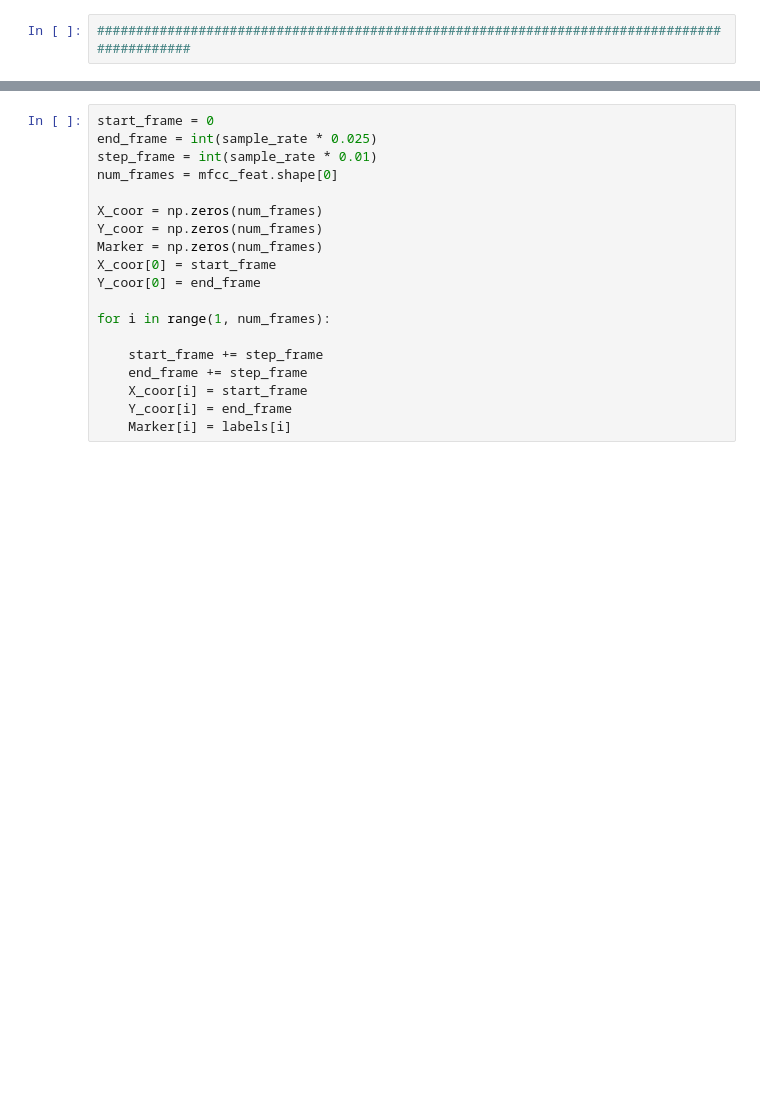
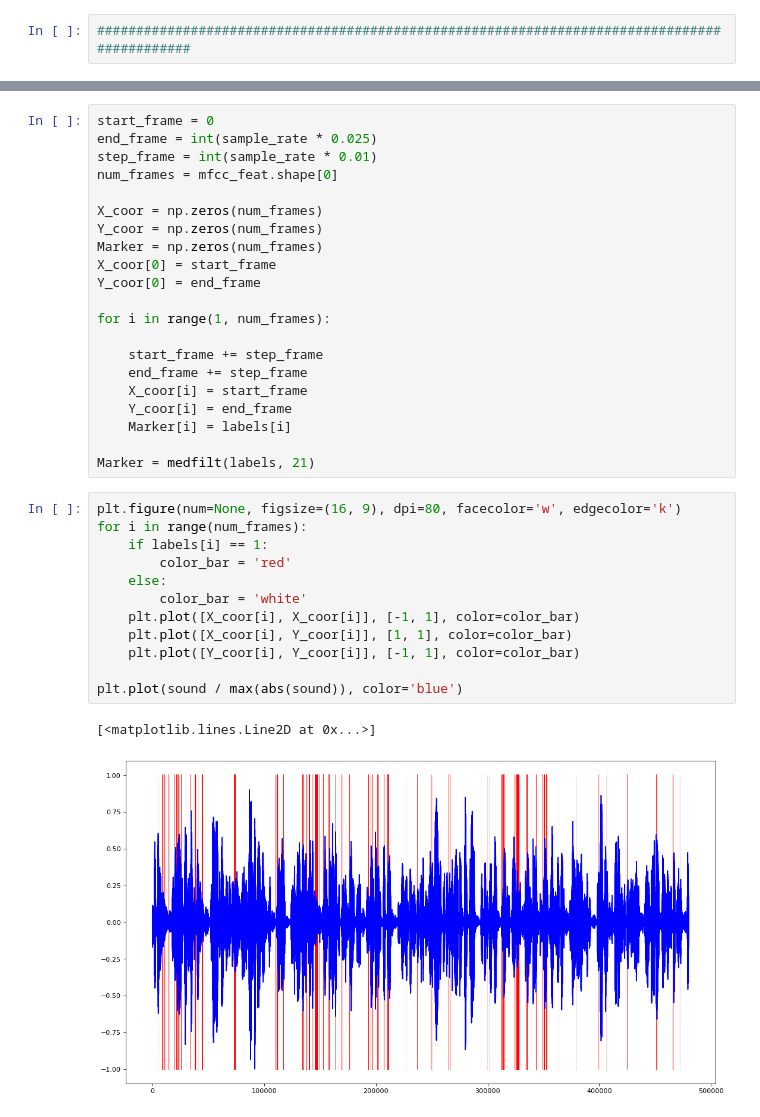
Before and after one commit to AlexKly/Speech_Recognition, a Jupyter notebook: Untitled.ipynb, the cells around one changed output, grey strips where cells are left out. Drawn from its saved outputs; the diff is of its cells as text; blank space fills up the shorter version.

```diff
--- a/Untitled.ipynb
+++ b/Untitled.ipynb
@@ -68,6 +70,23 @@ for i in range(1, num_frames):
     X_coor[i] = start_frame
     Y_coor[i] = end_frame
     Marker[i] = labels[i]
+
+Marker = medfilt(labels, 21)
+# %%
+plt.figure(num=None, figsize=(16, 9), dpi=80, facecolor='w', edgecolor='k')
+for i in range(num_frames):
+    if labels[i] == 1:
+        color_bar = 'red'
+    else:
+        color_bar = 'white'
+    plt.plot([X_coor[i], X_coor[i]], [-1, 1], color=color_bar)
+    plt.plot([X_coor[i], Y_coor[i]], [1, 1], color=color_bar)
+    plt.plot([Y_coor[i], Y_coor[i]], [-1, 1], color=color_bar)
+
+plt.plot(sound / max(abs(sound)), color='blue')
+# %% [output]
+[<matplotlib.lines.Line2D at 0x...>]
+[figure, added]
 # %%
 plt.figure(num=None, figsize=(16, 9), dpi=80, facecolor='w', edgecolor='k')
 for i in range(num_frames):
```
Also changed, not shown: parts of 10 cells of this notebook.
